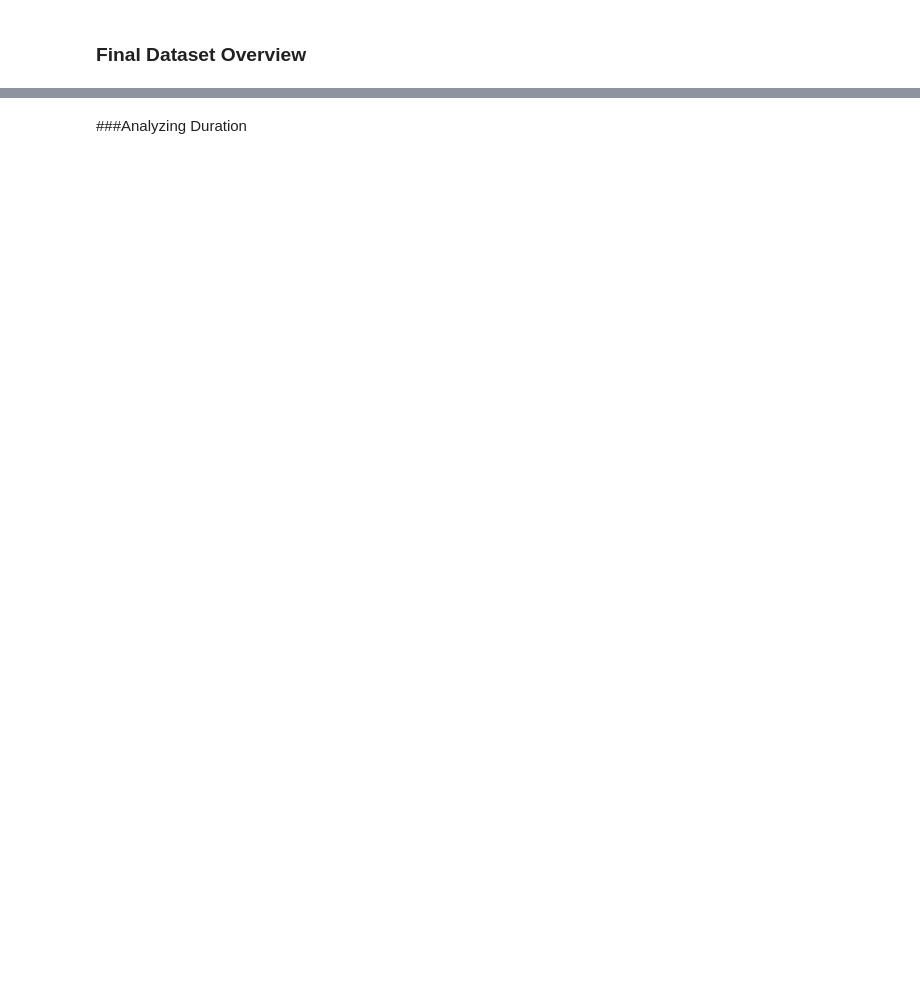
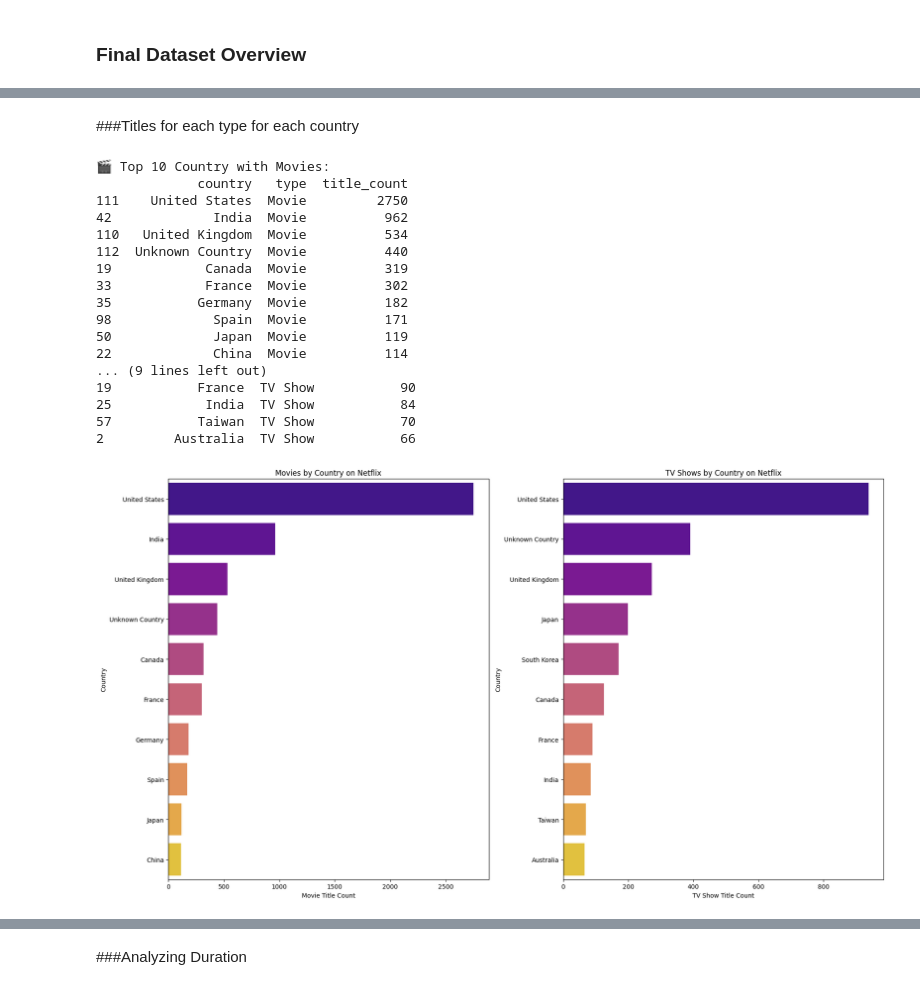
Before and after one commit to gargi510/Netflix_case_study, a Jupyter notebook: netflix.ipynb, the cells around one changed output, grey strips where cells are left out. Drawn from its saved outputs; the diff is of its cells as text; code cells hidden in the pictures; blank space fills up the shorter version.

```diff
--- a/netflix.ipynb
+++ b/netflix.ipynb
@@ -479,0 +513,63 @@ memory usage: 17.0+ MB
+# %% [markdown]
+###Titles for each type for each country
+# %%
+# Filter for Movies
+movies = df[df['type'] == 'Movie']
+# Filter for TV Shows
+tv_shows = df[df['type'] == 'TV Show']
+# %%
+# Grouping data by country and type, and counting the unique titles for Movies
+movie_counts_per_country = movies.groupby(['country', 'type'])['title'].nunique().reset_index(name='title_count') \
+    .sort_values(by='title_count', ascending=False).head(10)
+
+# Grouping data by country and type, and counting the unique titles for TV Shows
+tvshow_counts_per_country = tv_shows.groupby(['country', 'type'])['title'].nunique().reset_index(name='title_count') \
+    .sort_values(by='title_count', ascending=False).head(10)
+
+# Print Movie counts per country - Shows top 10 countries with the most movies
+print("🎬 Top 10 Country with Movies:")
+print(movie_counts_per_country)
+
+# Print TV Show counts per country - Shows top 10 countries with the most TV shows
+print("\n📺 Top 10 Country for TV Shows:")
+print(tvshow_counts_per_country)
+
+# Creating subplots to visualize the data
+fig, axes = plt.subplots(1, 2, figsize=(18, 10))
+
+# Plotting the movie title counts by country
+sns.barplot(x='title_count', y='country', data=movie_counts_per_country, ax=axes[0], palette='plasma')
+axes[0].set_xlabel('Movie Title Count')  # Label for X-axis
+axes[0].set_ylabel('Country')           # Label for Y-axis
+axes[0].set_title('Movies by Country on Netflix')  # Title of the plot
+
+# Plotting the TV show title counts by country
+sns.barplot(x='title_count', y='country', data=tvshow_counts_per_country, ax=axes[1], palette='plasma')
+axes[1].set_xlabel('TV Show Title Count')  # Label for X-axis
+axes[1].set_ylabel('Country')              # Label for Y-axis
+axes[1].set_title('TV Shows by Country on Netflix')  # Title of the plot
+
+# Adjust layout to ensure the plots are not overlapping
+plt.tight_layout()
+
+# Show the final plots
+plt.show()
+# %% [output]
+🎬 Top 10 Country with Movies:
+             country   type  title_count
+111    United States  Movie         2750
+42             India  Movie          962
+110   United Kingdom  Movie          534
+112  Unknown Country  Movie          440
+19            Canada  Movie          319
+33            France  Movie          302
+35           Germany  Movie          182
+98             Spain  Movie          171
+50             Japan  Movie          119
+22             China  Movie          114
+... (9 lines left out)
+19           France  TV Show           90
+25            India  TV Show           84
+57           Taiwan  TV Show           70
+2         Australia  TV Show           66
+[figure, added]
```
Also changed, not shown: parts of 125 cells of this notebook.
